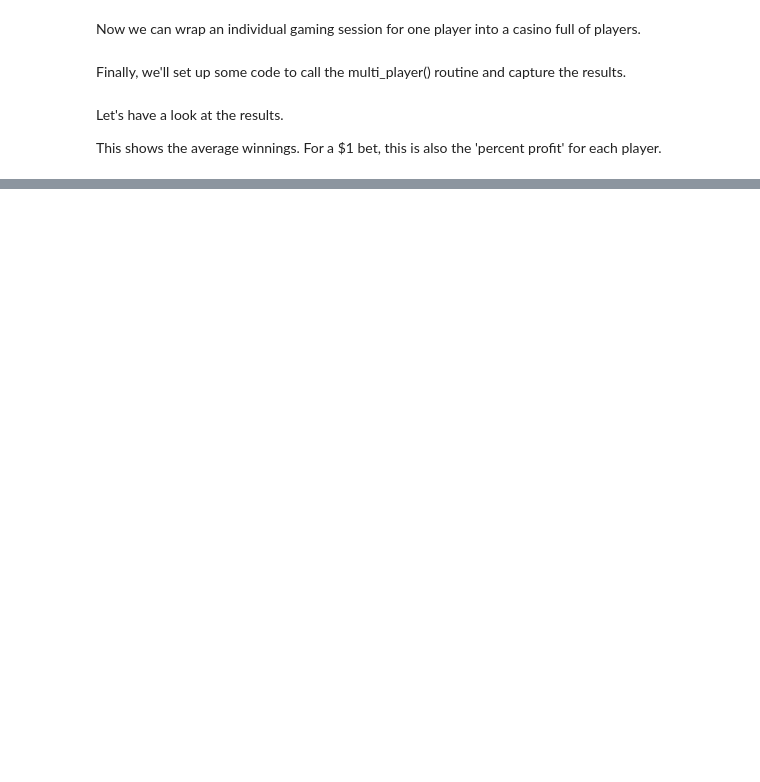
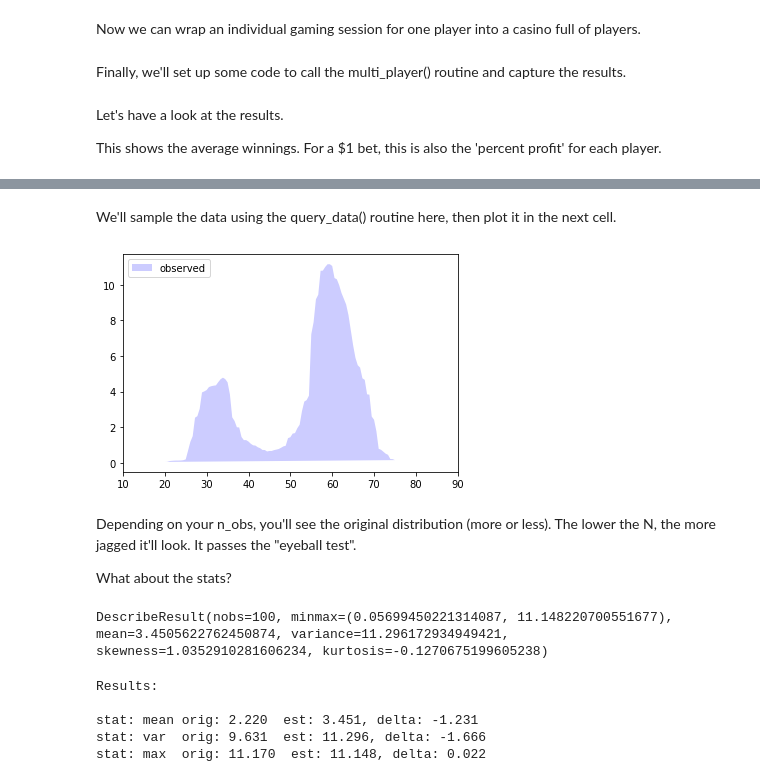
Before and after one commit to pbarton666/learninglab, a Jupyter notebook: data_sci_tech/monte_carlo.ipynb, the cells around one changed output, grey strips where cells are left out. Cells and saved outputs as stored; diff of their text form; code cells hidden in the pictures; blank space fills up the shorter version.

```diff
--- a/data_sci_tech/monte_carlo.ipynb
+++ b/data_sci_tech/monte_carlo.ipynb
@@ -194,0 +228,6 @@ for kernel in ['epanechnikov', 'tophat', 'gaussian']:
+# %%
+def generate_obs(x):
+    "Return a single point from the distributino"
+    return (0.3 * norm(35, 5).pdf(x)  + \
+            0.7 * norm(60, 5).pdf(x)) * \
+                200
@@ -194,0 +282,54 @@ for kernel in ['epanechnikov', 'tophat', 'gaussian']:
+# %% [markdown]
+We'll sample the data using the query_data() routine here, then plot it in the next cell.
+# %%
+# Query the distribution.  You probably want to leave the bounds close to 20 and 80, but play with the n_obs.
+n_obs = 100
+lower = 20
+upper = 75
+
+x, obs = query_data (lower=lower, upper=upper, n_obs=n_obs, verbose=False)
+# %%
+obs_array = np.array(obs)
+
+# Create instances of matplotlib.plt objects
+fig, ax = plt.subplots()
+
+# Create the x-values and y-values to plot.  The y-values will be a Numpy array.
+X_plot = np.linspace(lower, upper, n_obs)[:, np.newaxis]
+y_plot = np.array(obs)
+
+# Specify the plot object.
+ax.fill(X_plot[:, 0], y_plot, fc='blue', alpha=0.2, label='observed')
+ax.legend(loc='upper left')
+ax.set_xlim(10, 90)
+
+# Et, voila!
+plt.show()
+# %% [output]
+[figure, added]
+# %% [markdown]
+Depending on your n_obs, you'll see the original distribution (more or less).  The lower the N, the more jagged it'll look.   It passes the "eyeball test".
+
+What about the stats?
+# %%
+estimated_stats = stats.describe(obs)
+estimated_stats
+# %% [output]
+DescribeResult(nobs=100, minmax=(0.05699450221314087, 11.148220700551677), mean=3.4505622762450874, variance=11.296172934949421, skewness=1.0352910281606234, kurtosis=-0.1270675199605238)
+# %%
+# A tuple of tuples that we can unpack.  This format is pretty easy to read/maintain IMHO.
+
+comps = ( ('mean',  original_stats.mean, estimated_stats.mean),
+          ('var ',  original_stats.variance, estimated_stats.variance),
+          ('max ',  original_stats.minmax[1], estimated_stats.minmax[1]),
+        )
+
+print("Results:\n")
+for stat, orig, est in comps:
+    print(f"stat: {stat} orig: {orig:2.3f}  est: {est:2.3f}, delta: {orig-est:2.3f}")
+# %% [output]
+Results:
+
+stat: mean orig: 2.220  est: 3.451, delta: -1.231
+stat: var  orig: 9.631  est: 11.296, delta: -1.666
+stat: max  orig: 11.170  est: 11.148, delta: 0.022
```
Also changed, not shown: parts of 40 cells of this notebook, 1 other file.
